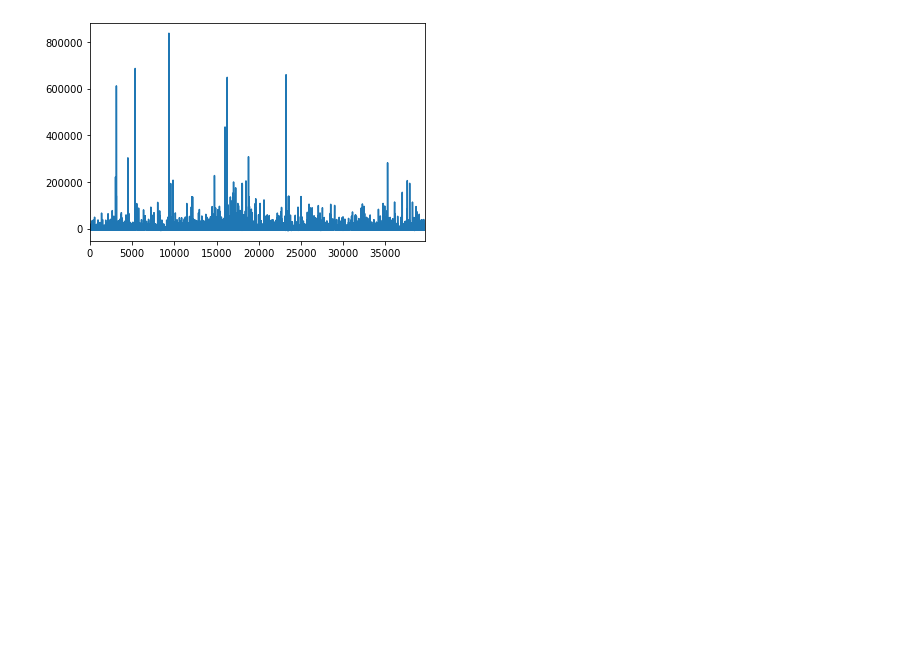
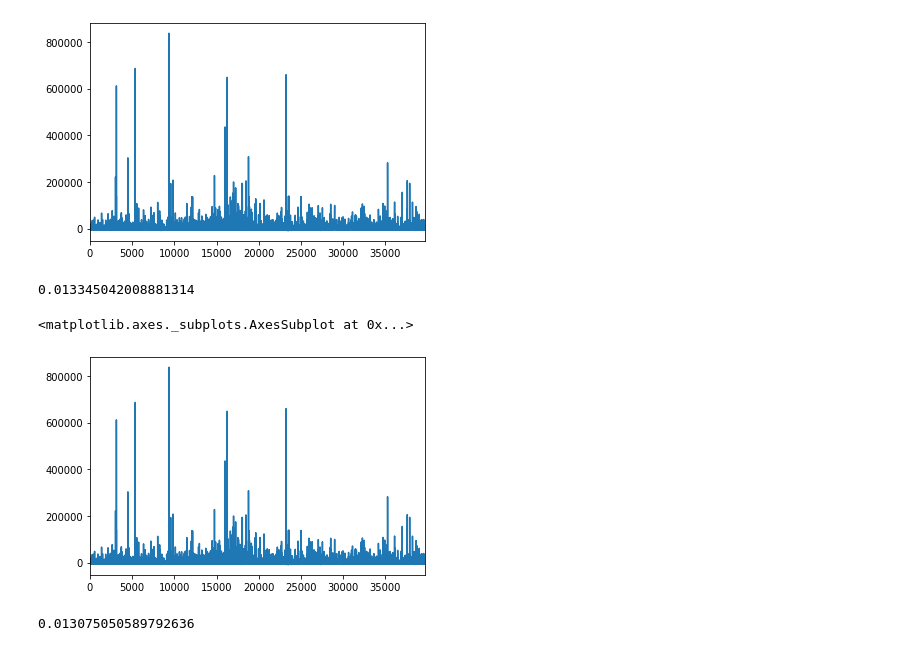
Before and after one commit to aroayeo/Predicting-Online-News-Popularity, a Jupyter notebook: Mo Notebook.ipynb, the cells around one changed output. Saved outputs shown, nothing was run; the diff lists cells and outputs as text; code cells hidden in the pictures; blank space fills up the shorter version.

Commit message:
Lasso test

```diff
--- a/Mo Notebook.ipynb
+++ b/Mo Notebook.ipynb
@@ -124,0 +127,15 @@ resid.plot()
+# %%
+lasso = Lasso()
+model = lasso.fit(X,y)
+# %%
+model.score(X,y)
+# %% [output]
+0.013345042008881314
+# %%
+y_hat = model.predict(X)
+# %%
+resid = y - y_hat
+resid.plot()
+# %% [output]
+<matplotlib.axes._subplots.AxesSubplot at 0x...>
+[figure, added]
@@ -124,0 +146,4 @@ resid.plot()
+# %%
+model.score(X,y)
+# %% [output]
+0.013075050589792636
```
Also changed, not shown: parts of 8 cells of this notebook.
